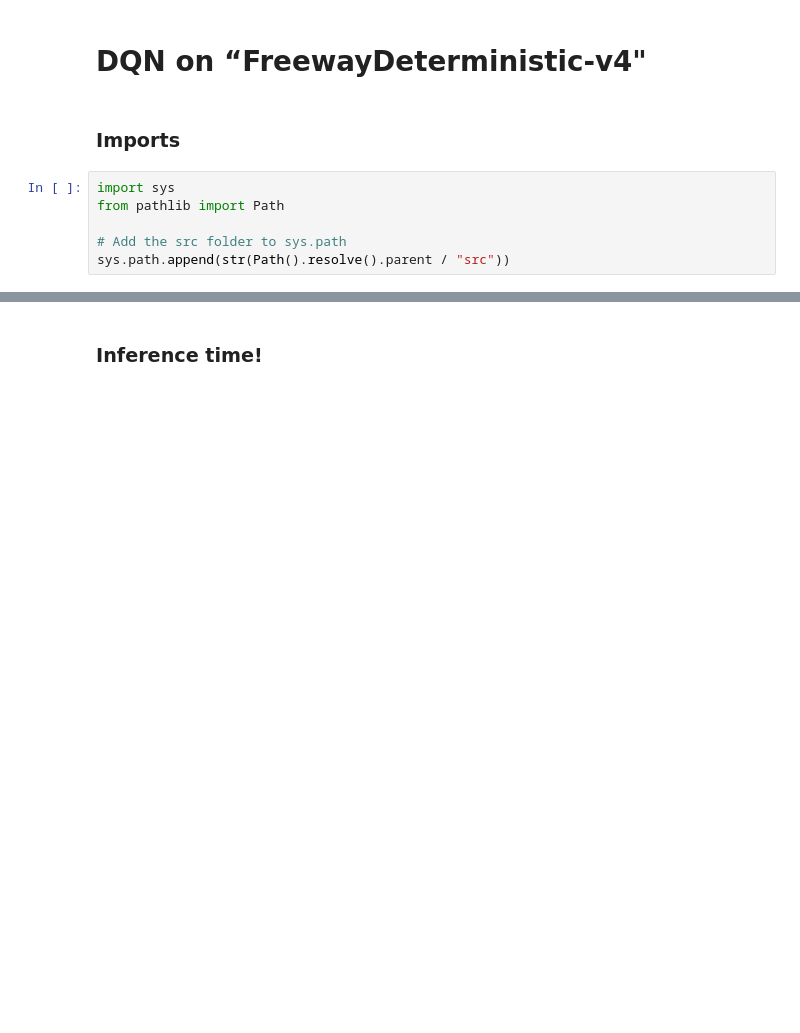
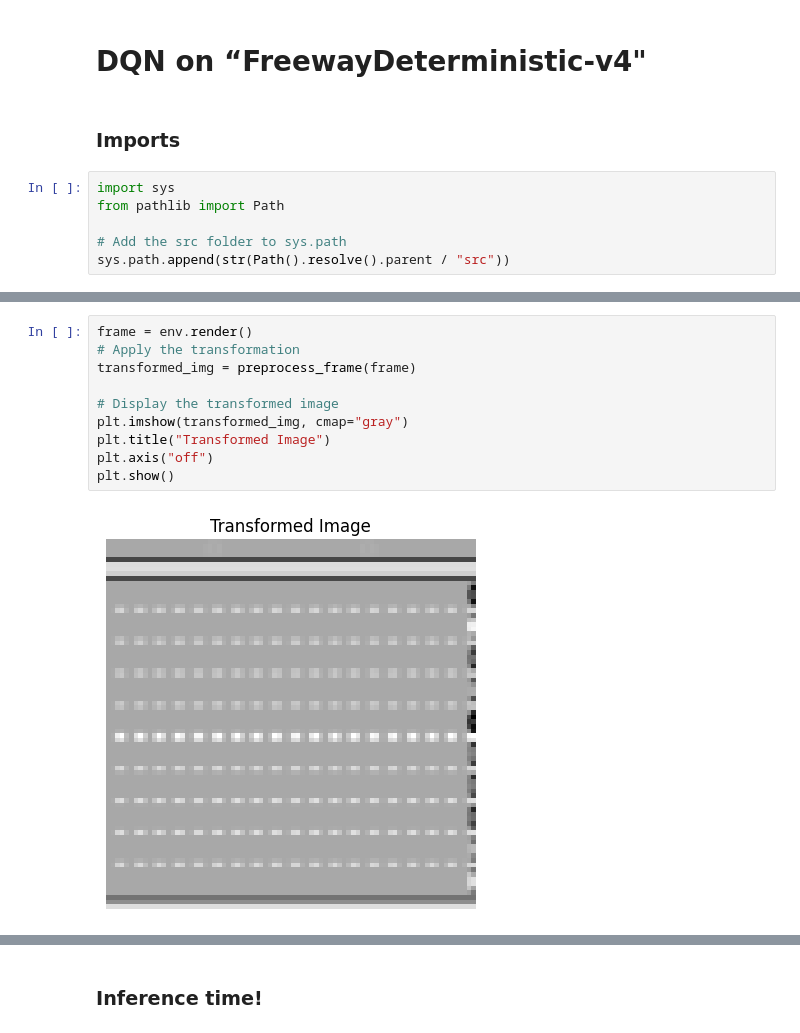
Before and after one commit to YiannisParask/aidl-b02-assignment, a Jupyter notebook: notebooks/DQN.ipynb, the cells around one changed output, grey strips where cells are left out. Saved outputs shown, nothing was run; the diff lists cells and outputs as text; blank space fills up the shorter version.

```diff
--- a/notebooks/DQN.ipynb
+++ b/notebooks/DQN.ipynb
@@ -150,0 +85,12 @@ RuntimeError: Given groups=1, weight of size [32, 4, 8, 8], expected input[1, 21
+# %%
+frame = env.render()
+# Apply the transformation
+transformed_img = preprocess_frame(frame)
+
+# Display the transformed image
+plt.imshow(transformed_img, cmap="gray")
+plt.title("Transformed Image")
+plt.axis("off")
+plt.show()
+# %% [output]
+[figure, added]
```
Also changed, not shown: parts of 20 cells of this notebook, 7 other files.
